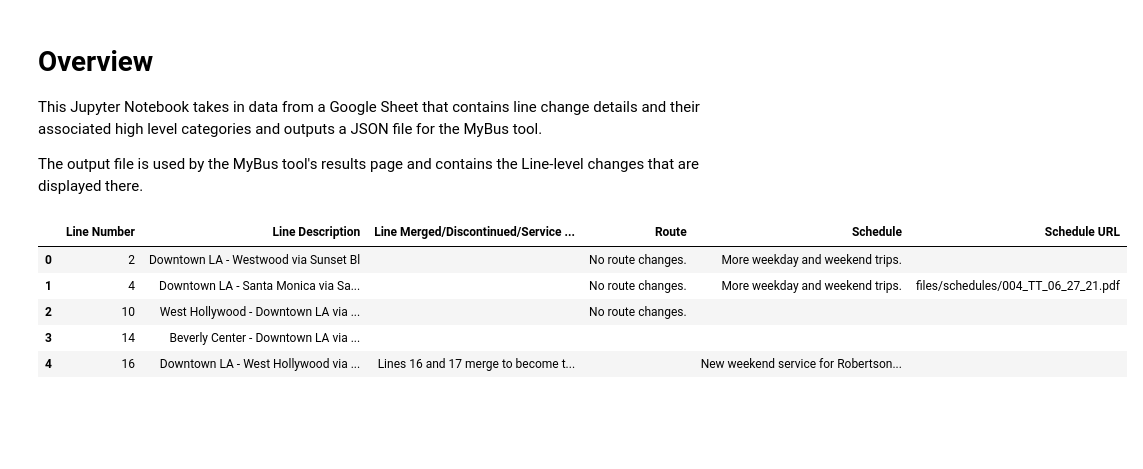
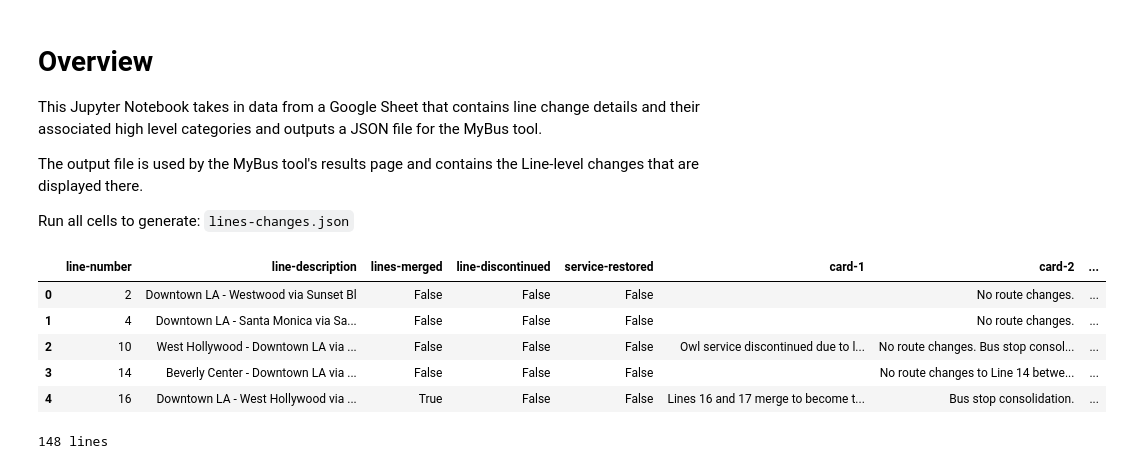
Before and after one commit to LACMTA/mybus-data, a Jupyter notebook: mybus-line-changes.ipynb, the cells around one changed output. Saved outputs shown, nothing was run; the diff lists cells and outputs as text; code cells hidden in the pictures; blank space fills up the shorter version.

```diff
--- a/mybus-line-changes.ipynb
+++ b/mybus-line-changes.ipynb
@@ -4,20 +4,31 @@
 This Jupyter Notebook takes in data from a Google Sheet that contains line change details and their associated high level categories and outputs a JSON file for the MyBus tool.
 
 The output file is used by the MyBus tool's results page and contains the Line-level changes that are displayed there.
+
+Run all cells to generate: `lines-changes.json`
 # %%
 import pandas as pd
 DATA_INPUT_PATH = 'data-input/'
 DATA_OUTPUT_PATH = 'data-output/'
 # %%
 line_changes = pd.read_csv(DATA_INPUT_PATH + 'mybus-jun-2021 - Line Changes.csv',
-    usecols={'Line Number', 'Line Description', 'Line Merged/Discontinued/Service Restored', 'Route', 'Schedule', 'Schedule URL'})
+    usecols={'Line Number', 'Line Description', 'Lines Merged', 'Line Discontinued', 'Service Restored', 'Line Merged/Discontinued/Service Restored', 'Route', 'Schedule', 'Schedule URL'})
+
+line_changes.columns = ["line-number","line-description","lines-merged","line-discontinued","service-restored","card-1","card-2","card-3","schedule-url"]
+
+
+# ,
+#     usecols={'Line Number', 'Line Description','Lines Merged', 'Lines Discontinued', 'Service Restored' 'Line Merged/Discontinued/Service Restored', 'Route', 'Schedule', 'Schedule URL'})
+
+# line_changes.columns = ['line-number','line-description','lines-merged','lines-discontinued','serice-restored','card-1','card-2','card-3','schedule-url']
+
 
 line_changes = line_changes.fillna('')
 line_changes.head()
 # %% [output]
-|  | Line Number | Line Description | Line Merged/Discontinued/Service ... | Route | Schedule | Schedule URL |
-| 0 | 2 | Downtown LA - Westwood via Sunset Bl |  | No route changes. | More weekday and weekend trips. |  |
-| 1 | 4 | Downtown LA - Santa Monica via Sa... |  | No route changes. | More weekday and weekend trips. | files/schedules/004_TT_06_27_21.pdf |
-| 2 | 10 | West Hollywood - Downtown LA via ... |  | No route changes. |  |  |
-| 3 | 14 | Beverly Center - Downtown LA via ... |  |  |  |  |
-| 4 | 16 | Downtown LA - West Hollywood via ... | Lines 16 and 17 merge to become t... |  | New weekend service for Robertson... |  |
+|  | line-number | line-description | lines-merged | line-discontinued | service-restored | card-1 | card-2 | ... |
+| 0 | 2 | Downtown LA - Westwood via Sunset Bl | False | False | False |  | No route changes. | ... |
+| 1 | 4 | Downtown LA - Santa Monica via Sa... | False | False | False |  | No route changes. | ... |
+| 2 | 10 | West Hollywood - Downtown LA via ... | False | False | False | Owl service discontinued due to l... | No route changes. Bus stop consol... | ... |
+| 3 | 14 | Beverly Center - Downtown LA via ... | False | False | False |  | No route changes to Line 14 betwe... | ... |
+| 4 | 16 | Downtown LA - West Hollywood via ... | True | False | False | Lines 16 and 17 merge to become t... | Bus stop consolidation. | ... |
@@ -25,0 +35,8 @@ line_changes.to_json(DATA_OUTPUT_PATH + 'line-changes.json', orient='records')
+# %%
+line_changes.to_json(DATA_OUTPUT_PATH + 'line-changes.json', orient='records')
+
+# As of 5/28/21 - should contain 148 lines total
+# 141 existing lines + 7 new lines
+print(str(len(line_changes)) + ' lines')
+# %% [output]
+148 lines
```
Also changed, not shown: parts of 1 cell of this notebook, 2 other files.
